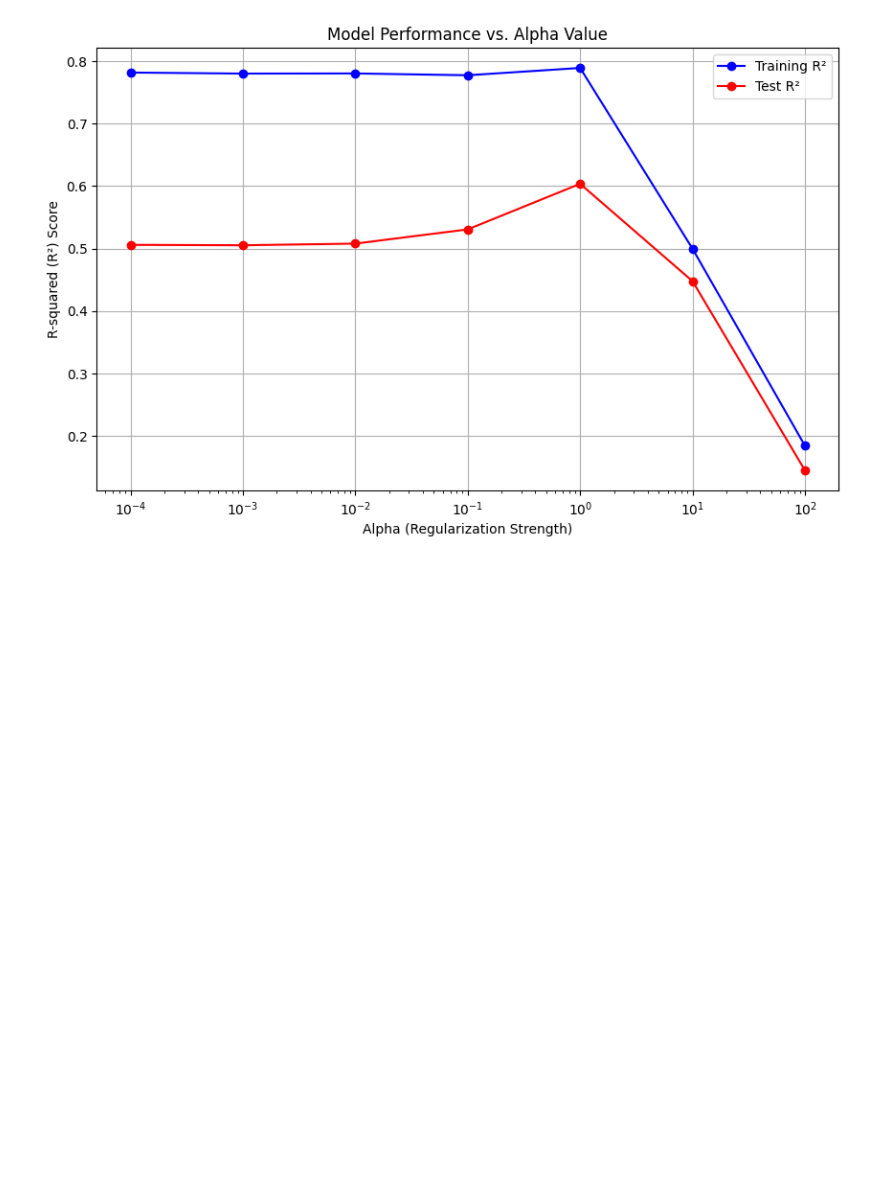
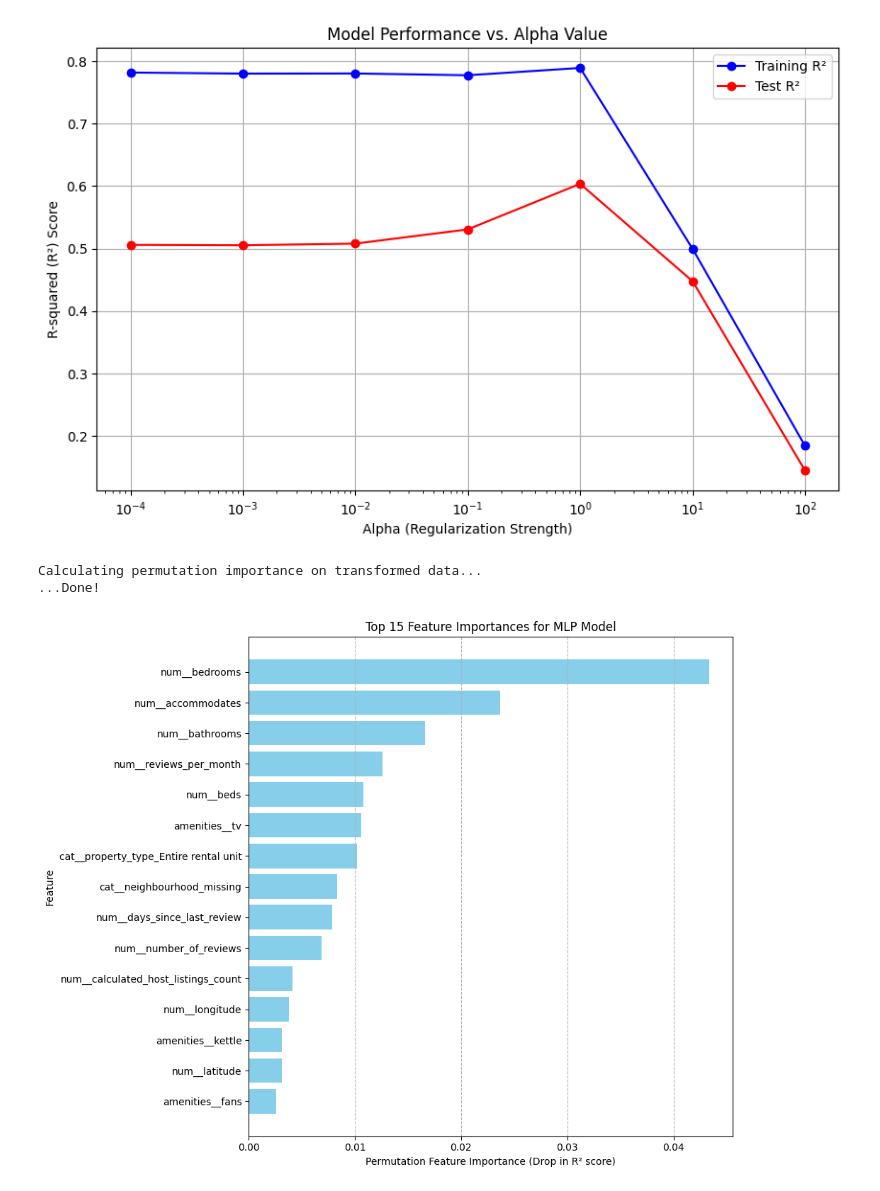
Before and after one commit to AlexanderKlopfenstein/MLProject, a Jupyter notebook: 04_MLP.ipynb, the cells around one changed output. Saved outputs shown, nothing was run; the diff lists cells and outputs as text; code cells hidden in the pictures; blank space fills up the shorter version.

```diff
--- a/04_MLP.ipynb
+++ b/04_MLP.ipynb
@@ -302,3 +302,55 @@ Training model with alpha = 10...
 Training model with alpha = 100...
 ...Done!
 [figure]
+# %%
+from sklearn.inspection import permutation_importance
+import matplotlib.pyplot as plt
+import pandas as pd
+
+# --- 1. Transform the test data using the fitted pipeline's preprocessor ---
+X_test_transformed = pipe.named_steps['preprocess'].transform(X_test)
+
+# --- 2. Isolate the trained regressor from the pipeline ---
+mlp_regressor = pipe.named_steps['regressor']
+
+# --- 3. Calculate Permutation Importance on the TRANSFORMED data ---
+print("Calculating permutation importance on transformed data...")
+perm_importance = permutation_importance(
+    mlp_regressor, # Use the isolated regressor
+    X_test_transformed, # Use the transformed data
+    y_test_log,
+    n_repeats=10,
+    random_state=42,
+    n_jobs=-1
+)
+print("...Done!")
+
+# --- 4. Get the transformed feature names ---
+# This will now match the shape of the importance results
+feature_names = pipe.named_steps['preprocess'].get_feature_names_out()
+
+# --- 5. Create the feature_importance DataFrame ---
+feature_importance = pd.DataFrame({
+    'feature': feature_names,
+    'importance': perm_importance.importances_mean
+})
+
+# Sort the features by importance in descending order
+feature_importance = feature_importance.sort_values(by='importance', ascending=False)
+
+# --- 6. Create the feature importance bar plot ---
+plt.figure(figsize=(10, 8))
+top_features = feature_importance.head(15)
+
+plt.barh(y=top_features['feature'], width=top_features['importance'], color='skyblue')
+plt.xlabel('Permutation Feature Importance (Drop in R² score)')
+plt.ylabel('Feature')
+plt.title('Top 15 Feature Importances for MLP Model')
+plt.gca().invert_yaxis()
+plt.grid(True, axis='x', linestyle='--')
+plt.tight_layout()
+plt.show()
+# %% [output]
+Calculating permutation importance on transformed data...
+...Done!
+[figure, added]
```
Also changed, not shown: parts of 1 cell of this notebook, 7 other files.
